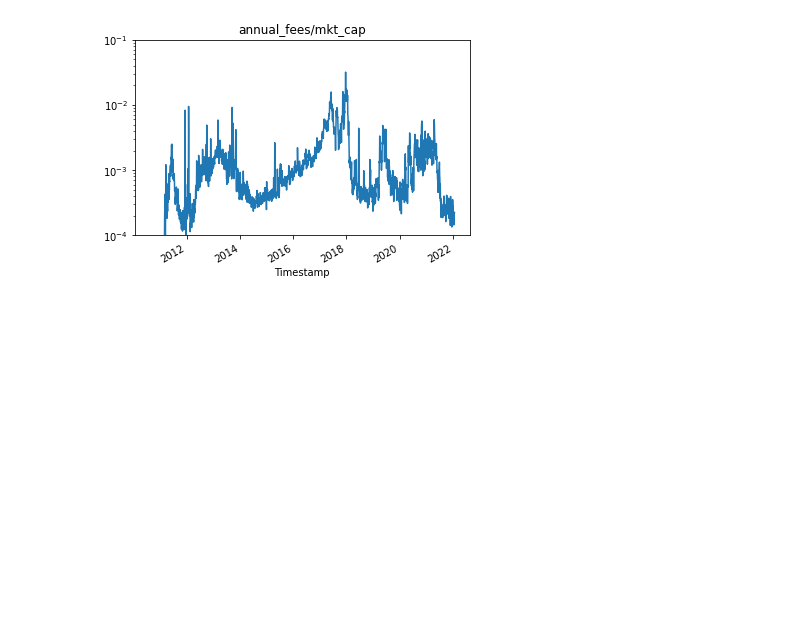
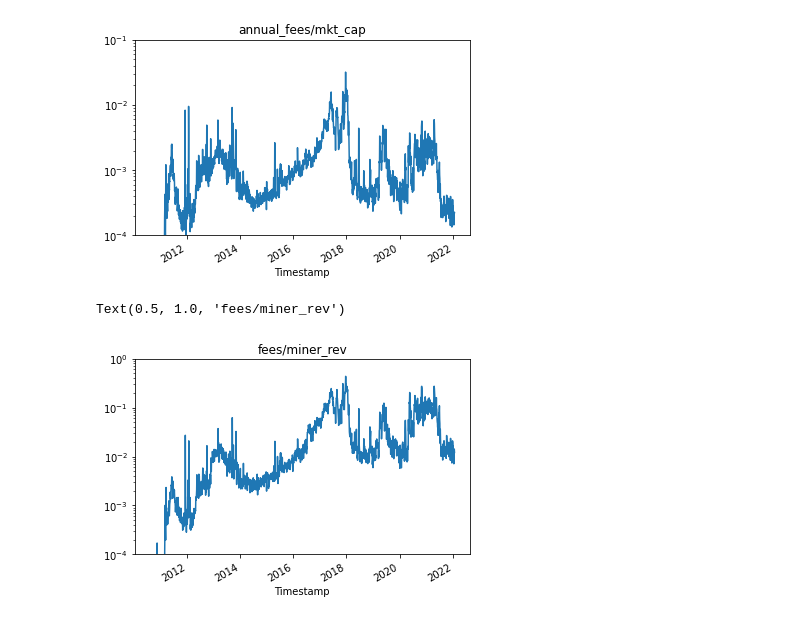
Before and after one commit to QRB-Labs/qrb, a Jupyter notebook: analysis/mining_dynamics.ipynb, the cells around one changed output. Saved outputs shown, nothing was run; the diff lists cells and outputs as text; code cells hidden in the pictures; blank space fills up the shorter version.

```diff
--- a/analysis/mining_dynamics.ipynb
+++ b/analysis/mining_dynamics.ipynb
@@ -58,3 +58,12 @@ plt.title('annual_fees/mkt_cap')
 # %% [output]
 Text(0.5, 1.0, 'annual_fees/mkt_cap')
 [figure]
+# %%
+fr = df.apply(lambda row: row['transaction-fees-usd']/row['miners-revenue'], axis=1)
+fr.plot()
+plt.yscale('log')
+plt.ylim([1e-4,1])
+plt.title('fees/miner_rev')
+# %% [output]
+Text(0.5, 1.0, 'fees/miner_rev')
+[figure, added]
```
Also changed, not shown: parts of 3 cells of this notebook, 4 other files.
